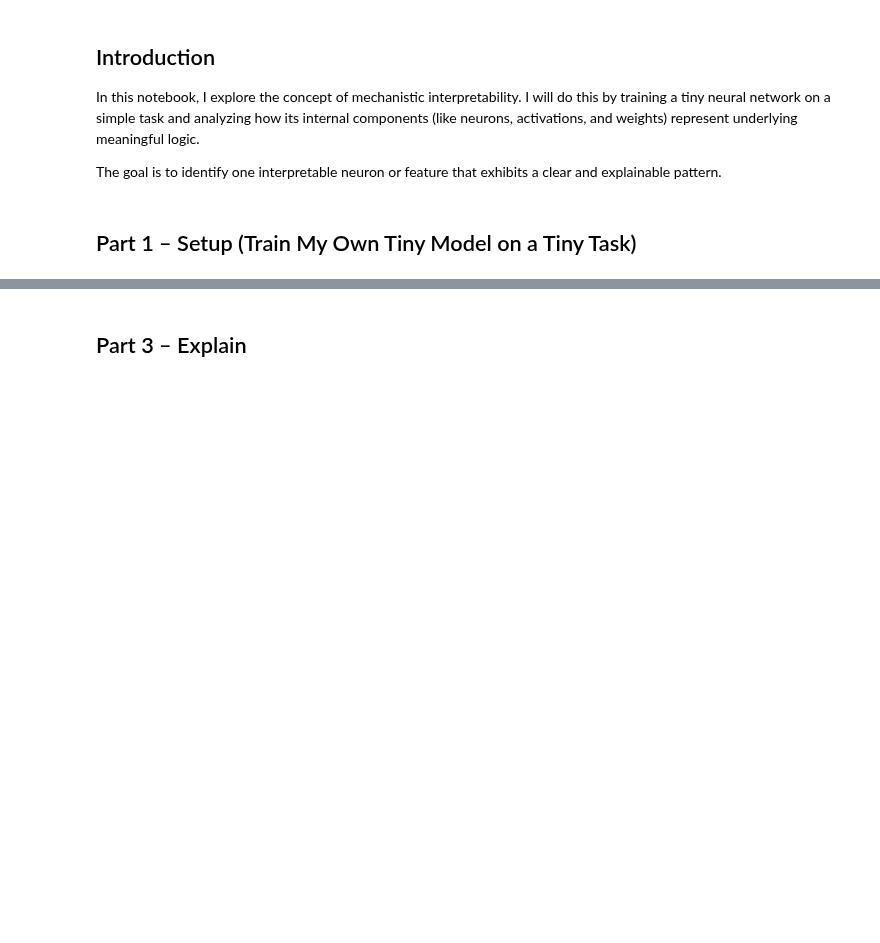
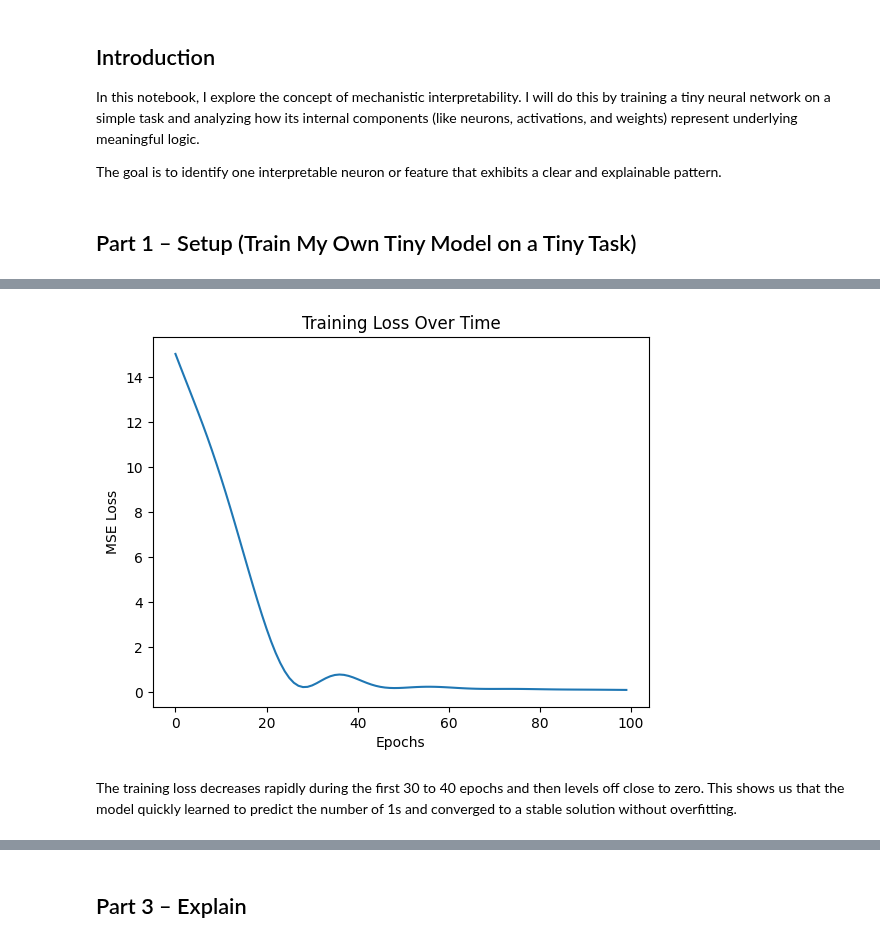
Before and after one commit to ericiortega/aipi590-xai-fall2025, a Jupyter notebook: assignments/mechanistic_interpretability/mechanistic_interpretability.ipynb, the cells around one changed output, grey strips where cells are left out. Drawn from its saved outputs; the diff is of its cells as text; code cells hidden in the pictures; blank space fills up the shorter version.

```diff
--- a/assignments/mechanistic_interpretability/mechanistic_interpretability.ipynb
+++ b/assignments/mechanistic_interpretability/mechanistic_interpretability.ipynb
@@ -87,3 +94,14 @@ Final training loss: 0.15383115410804749
+# %%
+# adding visualization to the see the traiing loss over time
+plt.plot(losses)
+plt.xlabel("Epochs")
+plt.ylabel("MSE Loss")
+plt.title("Training Loss Over Time")
+plt.show()
+# %% [output]
+[figure, added]
+# %% [markdown]
+The training loss decreases rapidly during the first 30 to 40 epochs and then levels off close to zero. This shows us that the model quickly learned to predict the number of 1s and converged to a stable solution without overfitting.
 # %%
 # Evaluation: Mean Absolute Error + Rounded Accuracy (From Dr. Bent)
 model.eval()
```
Also changed, not shown: parts of 16 cells of this notebook.
